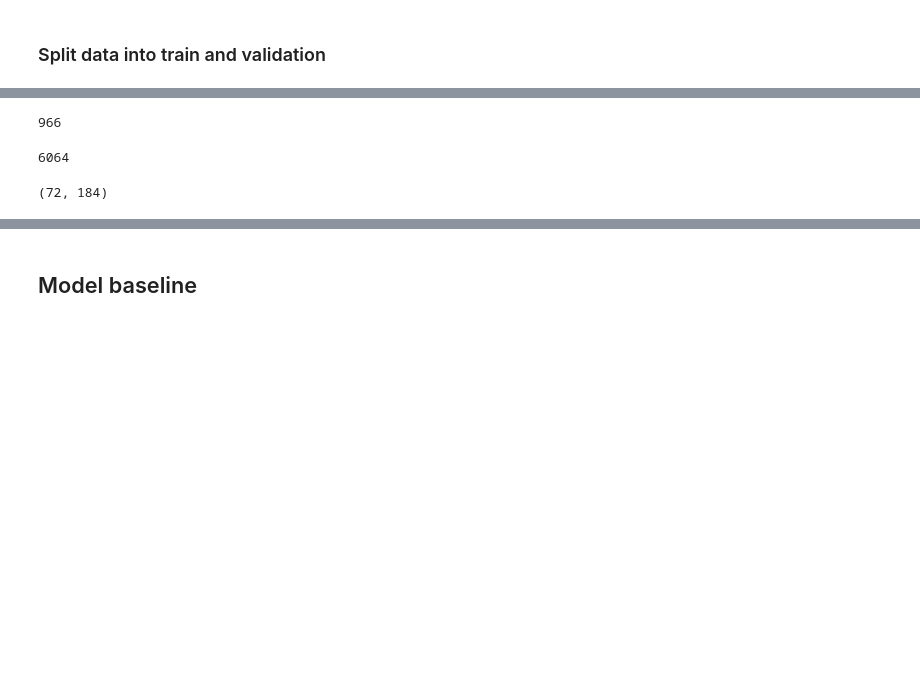
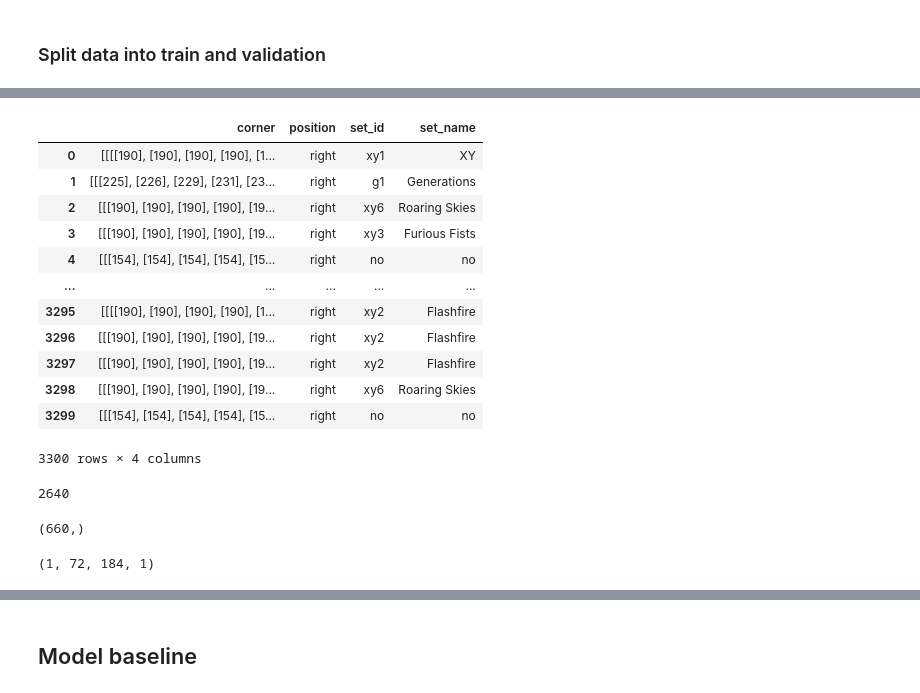
Before and after one commit to AoesJP/project_pokereader, a Jupyter notebook: notebooks/estelle_notebook-model.ipynb, the cells around one changed output, grey strips where cells are left out. Drawn from its saved outputs; the diff is of its cells as text; code cells hidden in the pictures; blank space fills up the shorter version.

```diff
--- a/notebooks/estelle_notebook-model.ipynb
+++ b/notebooks/estelle_notebook-model.ipynb
@@ -126,6 +132,24 @@ df_right.shape
+# %%
+df_right = shuffle(df_right).reset_index(drop=True)
+# %%
+df_right
+# %% [output]
+|  | corner | position | set_id | set_name |
+| 0 | [[[[190], [190], [190], [190], [1... | right | xy1 | XY |
+| 1 | [[[225], [226], [229], [231], [23... | right | g1 | Generations |
+| 2 | [[[190], [190], [190], [190], [19... | right | xy6 | Roaring Skies |
+| 3 | [[[190], [190], [190], [190], [19... | right | xy3 | Furious Fists |
+| 4 | [[[154], [154], [154], [154], [15... | right | no | no |
+| ... | ... | ... | ... | ... |
+| 3295 | [[[[190], [190], [190], [190], [1... | right | xy2 | Flashfire |
+| 3296 | [[[190], [190], [190], [190], [19... | right | xy2 | Flashfire |
+| 3297 | [[[190], [190], [190], [190], [19... | right | xy2 | Flashfire |
+| 3298 | [[[190], [190], [190], [190], [19... | right | xy6 | Roaring Skies |
+| 3299 | [[[154], [154], [154], [154], [15... | right | no | no |
+3300 rows × 4 columns
 # %%
 nb_split = int(df_right.shape[0]*0.8)
 nb_split
 # %% [output]
-966
+2640
 # %%
@@ -134,12 +158,15 @@ df_val = df_right.iloc[nb_split:]
-# %%
-df_val.shape[0]+df_train.shape[0]
-# %% [output]
-6064
+# %%
+y_train = dfr_train.loc[:,'set_id']
+y_train.shape
+y_val = dfr_val.loc[:,'set_id']
+y_val.shape
+# %% [output]
+(660,)
 # %%
-X_train = df_train.loc[:,'corner']
+X_train = dfr_train.loc[:,'corner']
 X_train[0].shape
 # %% [output]
-(72, 184)
+(1, 72, 184, 1)
 # %%
 XX_train = np.empty((nb_split, 72, 184))
 
```
Also changed, not shown: parts of 15 cells of this notebook, 1 other file.
